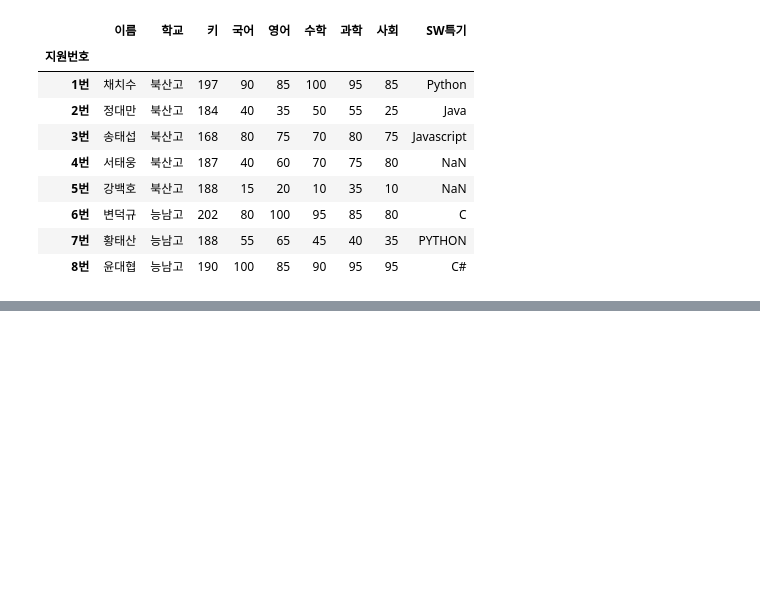
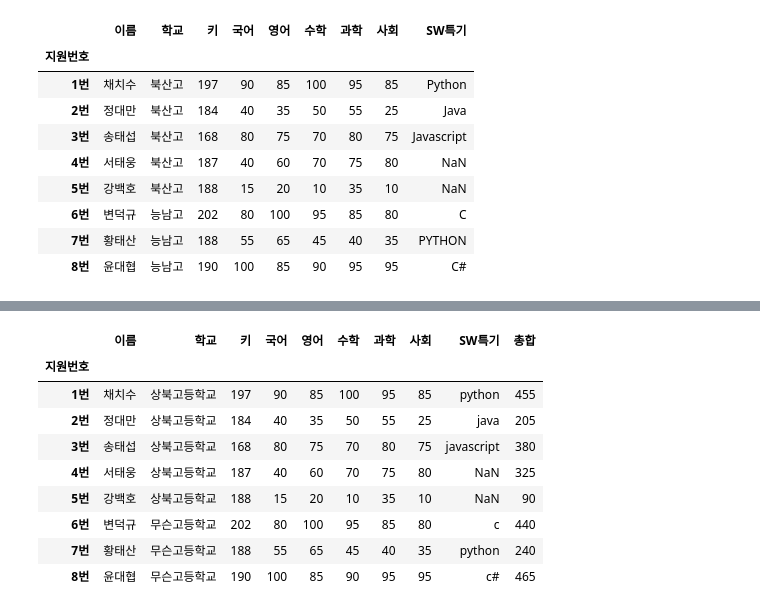
Before and after one commit to uberphoebus/study, a Jupyter notebook: lec_pandas.ipynb, the cells around one changed output, grey strips where cells are left out. Cells and saved outputs as stored; diff of their text form; code cells hidden in the pictures; blank space fills up the shorter version.

```diff
--- a/lec_pandas.ipynb
+++ b/lec_pandas.ipynb
@@ -210,0 +227,3 @@ pd.read_csv('score.txt', sep='\t', index_col='지원번호')
+# %%
+df = pd.read_csv('score.csv', index_col='지원번호')
+df.describe()
@@ -210,0 +603,6 @@ pd.read_csv('score.txt', sep='\t', index_col='지원번호')
+# %%
+temp = df.copy()
+temp['학교'].replace({'북산고':'상북고', '능남고':'무슨고'}, inplace=True)
+# %%
+temp['SW특기'] = temp['SW특기'].str.lower()
+temp
@@ -210,0 +620,3 @@ pd.read_csv('score.txt', sep='\t', index_col='지원번호')
+# %%
+temp['학교'] = temp['학교'] + '등학교'
+temp
@@ -210,0 +634,14 @@ pd.read_csv('score.txt', sep='\t', index_col='지원번호')
+# %%
+temp['총합'] = temp['국어'] + temp['영어'] + temp['수학'] + temp['사회'] + temp['과학']
+temp
+# %% [output]
+|  | 이름 | 학교 | 키 | 국어 | 영어 | 수학 | 과학 | 사회 | SW특기 | 총합 |
+| 지원번호 |  |  |  |  |  |  |  |  |  |  |
+| 1번 | 채치수 | 상북고등학교 | 197 | 90 | 85 | 100 | 95 | 85 | python | 455 |
+| 2번 | 정대만 | 상북고등학교 | 184 | 40 | 35 | 50 | 55 | 25 | java | 205 |
+| 3번 | 송태섭 | 상북고등학교 | 168 | 80 | 75 | 70 | 80 | 75 | javascript | 380 |
+| 4번 | 서태웅 | 상북고등학교 | 187 | 40 | 60 | 70 | 75 | 80 | NaN | 325 |
+| 5번 | 강백호 | 상북고등학교 | 188 | 15 | 20 | 10 | 35 | 10 | NaN | 90 |
+| 6번 | 변덕규 | 무슨고등학교 | 202 | 80 | 100 | 95 | 85 | 80 | c | 440 |
+| 7번 | 황태산 | 무슨고등학교 | 188 | 55 | 65 | 45 | 40 | 35 | python | 240 |
+| 8번 | 윤대협 | 무슨고등학교 | 190 | 100 | 85 | 90 | 95 | 95 | c# | 465 |
```
Also changed, not shown: parts of 53 cells of this notebook, 2 other files.
